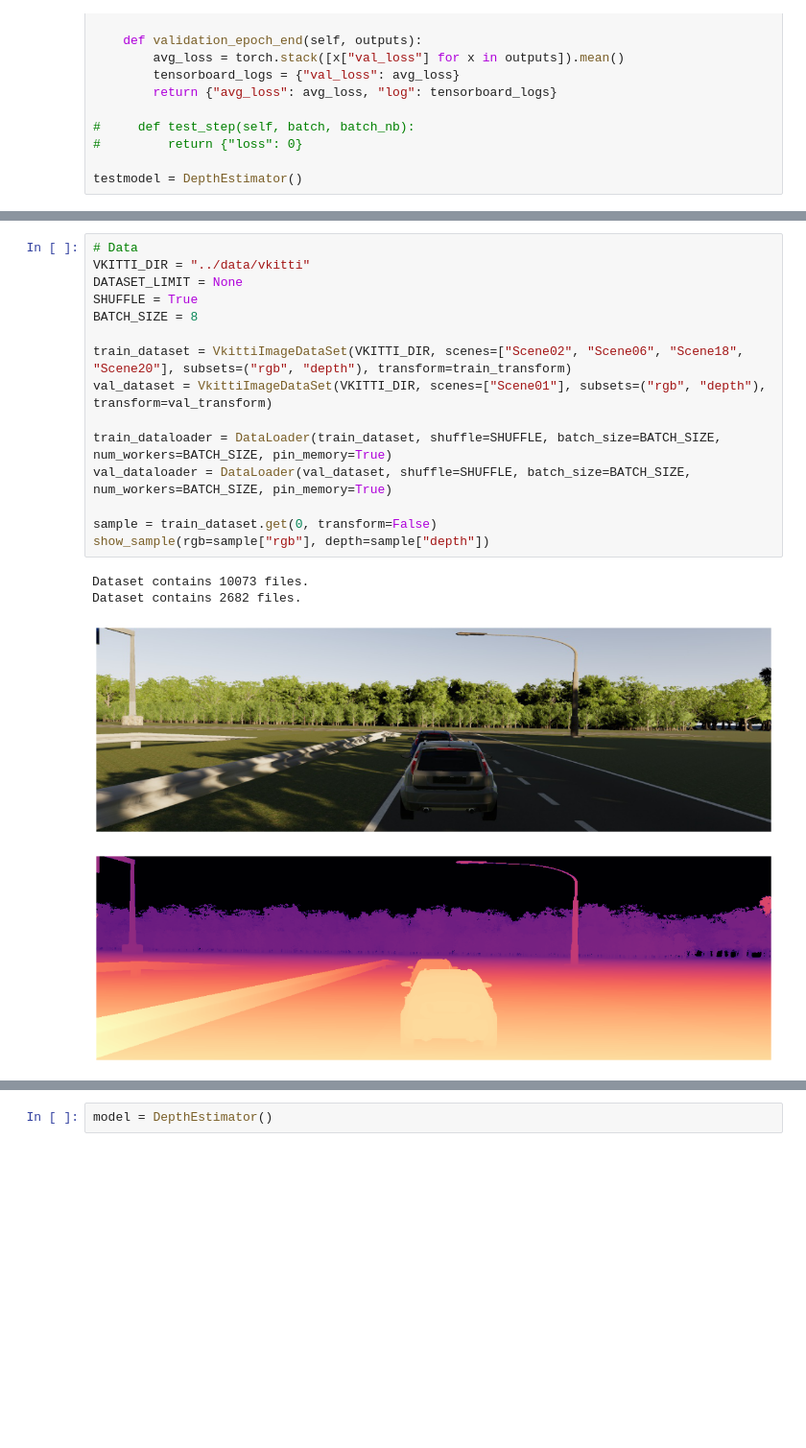
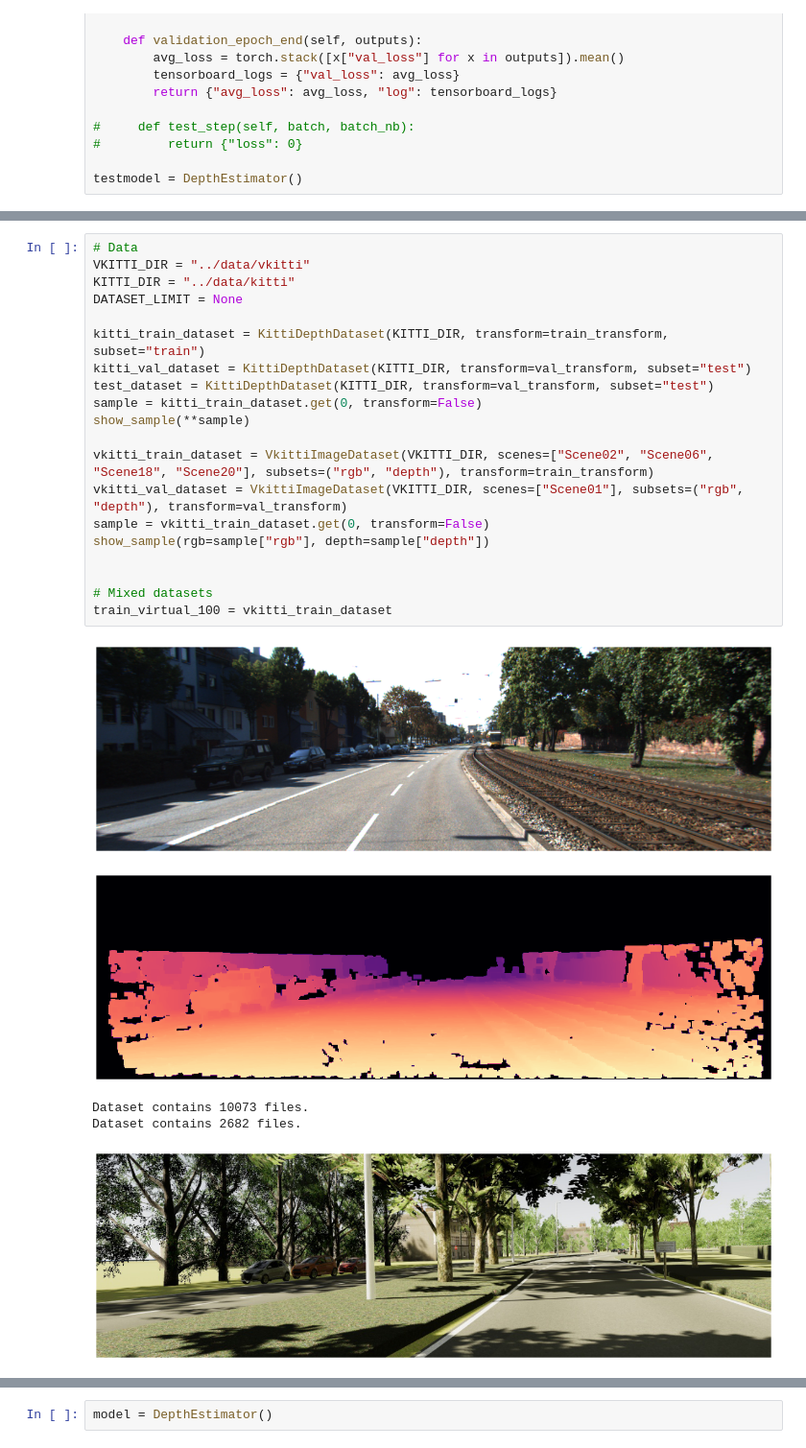
Before and after one commit to tasercake/kitti-adapt, a Jupyter notebook: notebooks/depth.ipynb, the cells around one changed output, grey strips where cells are left out. Shown at 96% size. Saved outputs shown, nothing was run; the diff lists cells and outputs as text; blank space fills up the shorter version.

Commit message:
Prettified Notebook, Added KITTI Dataset

```diff
--- a/notebooks/depth.ipynb
+++ b/notebooks/depth.ipynb
@@ -217,20 +220,26 @@ testmodel = DepthEstimator()
 # %%
 # Data
 VKITTI_DIR = "../data/vkitti"
+KITTI_DIR = "../data/kitti"
 DATASET_LIMIT = None
-SHUFFLE = True
-BATCH_SIZE = 8
 
-train_dataset = VkittiImageDataSet(VKITTI_DIR, scenes=["Scene02", "Scene06", "Scene18", "Scene20"], subsets=("rgb", "depth"), transform=train_transform)
-val_dataset = VkittiImageDataSet(VKITTI_DIR, scenes=["Scene01"], subsets=("rgb", "depth"), transform=val_transform)
+kitti_train_dataset = KittiDepthDataset(KITTI_DIR, transform=train_transform, subset="train")
+kitti_val_dataset = KittiDepthDataset(KITTI_DIR, transform=val_transform, subset="test")
+test_dataset = KittiDepthDataset(KITTI_DIR, transform=val_transform, subset="test")
+sample = kitti_train_dataset.get(0, transform=False)
+show_sample(**sample)
 
-train_dataloader = DataLoader(train_dataset, shuffle=SHUFFLE, batch_size=BATCH_SIZE, num_workers=BATCH_SIZE, pin_memory=True)
-val_dataloader = DataLoader(val_dataset, shuffle=SHUFFLE, batch_size=BATCH_SIZE, num_workers=BATCH_SIZE, pin_memory=True)
+vkitti_train_dataset = VkittiImageDataset(VKITTI_DIR, scenes=["Scene02", "Scene06", "Scene18", "Scene20"], subsets=("rgb", "depth"), transform=train_transform)
+vkitti_val_dataset = VkittiImageDataset(VKITTI_DIR, scenes=["Scene01"], subsets=("rgb", "depth"), transform=val_transform)
+sample = vkitti_train_dataset.get(0, transform=False)
+show_sample(rgb=sample["rgb"], depth=sample["depth"])
 
-sample = train_dataset.get(0, transform=False)
-show_sample(rgb=sample["rgb"], depth=sample["depth"])
+
+# Mixed datasets
+train_virtual_100 = vkitti_train_dataset
 # %% [output]
-Dataset contains 10073 files.
-Dataset contains 2682 files.
-[figure, old version]
+[figure, new version]
-[figure, old version]
+[figure, new version]
+Dataset contains 10073 files.
+Dataset contains 2682 files.
+[figure, added]
```
Also changed, not shown: parts of 20 cells of this notebook, 4 other files.
